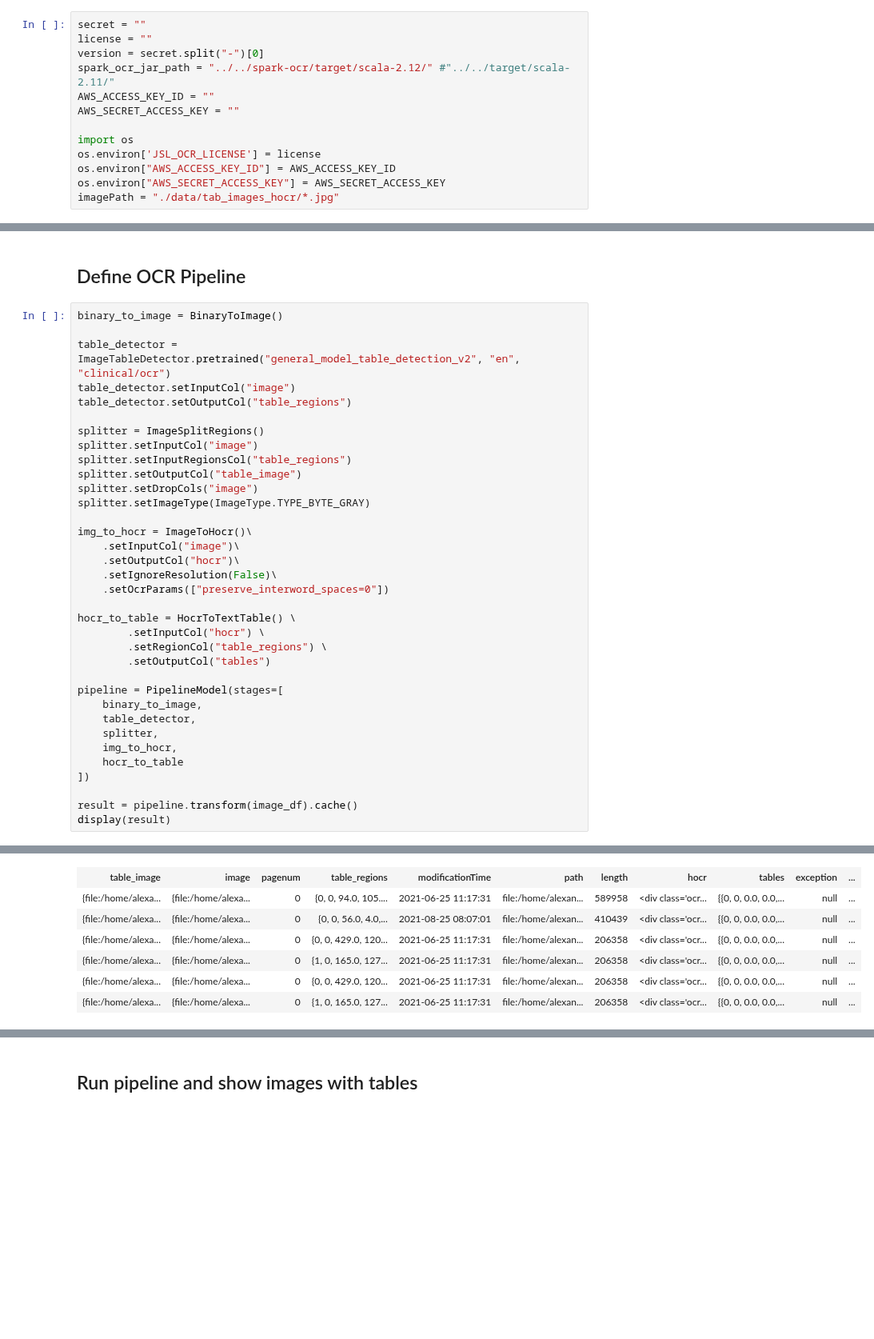
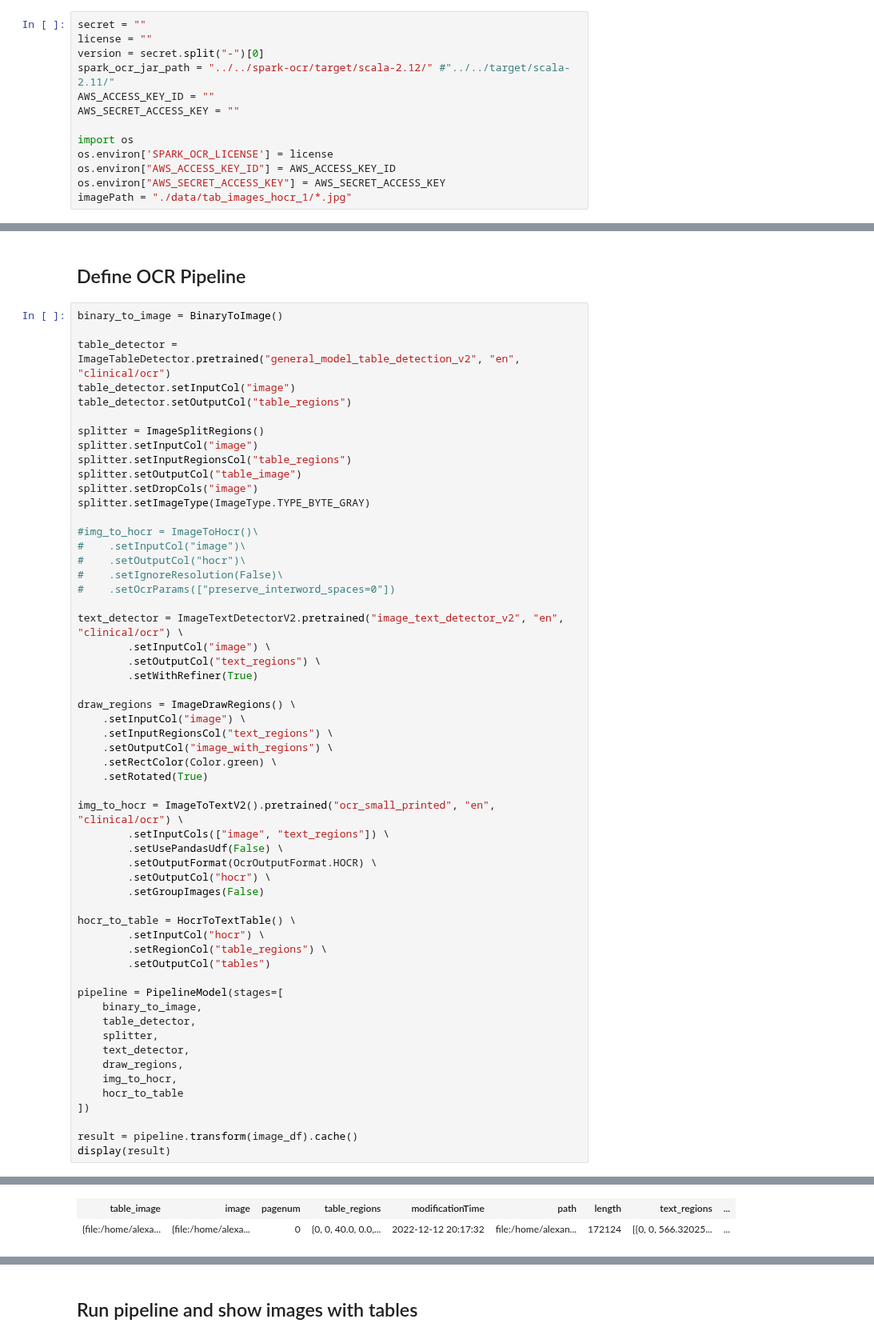
Before and after one commit to JohnSnowLabs/visual-nlp-workshop, a Jupyter notebook: jupyter/SparkOcrImageTableRecognitionWHOCR.ipynb, the cells around one changed output, grey strips where cells are left out. Shown at 80% size. Cells and saved outputs as stored; diff of their text form; blank space fills up the shorter version.

```diff
--- a/jupyter/SparkOcrImageTableRecognitionWHOCR.ipynb
+++ b/jupyter/SparkOcrImageTableRecognitionWHOCR.ipynb
@@ -20,10 +20,10 @@ AWS_ACCESS_KEY_ID = ""
 AWS_SECRET_ACCESS_KEY = ""
 
 import os
-os.environ['JSL_OCR_LICENSE'] = license
+os.environ['SPARK_OCR_LICENSE'] = license
 os.environ["AWS_ACCESS_KEY_ID"] = AWS_ACCESS_KEY_ID
 os.environ["AWS_SECRET_ACCESS_KEY"] = AWS_SECRET_ACCESS_KEY
-imagePath = "./data/tab_images_hocr/*.jpg"
+imagePath = "./data/tab_images_hocr_1/*.jpg"
 # %%
 #%%bash
 #if python -c 'import google.colab' &> /dev/null; then
@@ -105,11 +89,30 @@ splitter.setOutputCol("table_image")
 splitter.setDropCols("image")
 splitter.setImageType(ImageType.TYPE_BYTE_GRAY)
 
-img_to_hocr = ImageToHocr()\
-    .setInputCol("image")\
-    .setOutputCol("hocr")\
-    .setIgnoreResolution(False)\
-    .setOcrParams(["preserve_interword_spaces=0"])
+#img_to_hocr = ImageToHocr()\
+#    .setInputCol("image")\
+#    .setOutputCol("hocr")\
+#    .setIgnoreResolution(False)\
+#    .setOcrParams(["preserve_interword_spaces=0"])
+
+text_detector = ImageTextDetectorV2.pretrained("image_text_detector_v2", "en", "clinical/ocr") \
+        .setInputCol("image") \
+        .setOutputCol("text_regions") \
+        .setWithRefiner(True)
+
+draw_regions = ImageDrawRegions() \
+    .setInputCol("image") \
+    .setInputRegionsCol("text_regions") \
+    .setOutputCol("image_with_regions") \
+    .setRectColor(Color.green) \
+    .setRotated(True)
+
+img_to_hocr = ImageToTextV2().pretrained("ocr_small_printed", "en", "clinical/ocr") \
+        .setInputCols(["image", "text_regions"]) \
+        .setUsePandasUdf(False) \
+        .setOutputFormat(OcrOutputFormat.HOCR) \
+        .setOutputCol("hocr") \
+        .setGroupImages(False)
 
 hocr_to_table = HocrToTextTable() \
         .setInputCol("hocr") \
@@ -120,6 +123,8 @@ pipeline = PipelineModel(stages=[
     binary_to_image,
     table_detector,
     splitter,
+    text_detector,
+    draw_regions,
     img_to_hocr,
     hocr_to_table
 ])
@@ -132,7 +141,2 @@ Approximate size to download 264.7 MB
-| table_image | image | pagenum | table_regions | modificationTime | path | length | hocr | tables | exception | ... |
-| {file:/home/alexa... | {file:/home/alexa... | 0 | {0, 0, 94.0, 105.... | 2021-06-25 11:17:31 | file:/home/alexan... | 589958 | <div class='ocr... | {{0, 0, 0.0, 0.0,... | null | ... |
-| {file:/home/alexa... | {file:/home/alexa... | 0 | {0, 0, 56.0, 4.0,... | 2021-08-25 08:07:01 | file:/home/alexan... | 410439 | <div class='ocr... | {{0, 0, 0.0, 0.0,... | null | ... |
-| {file:/home/alexa... | {file:/home/alexa... | 0 | {0, 0, 429.0, 120... | 2021-06-25 11:17:31 | file:/home/alexan... | 206358 | <div class='ocr... | {{0, 0, 0.0, 0.0,... | null | ... |
-| {file:/home/alexa... | {file:/home/alexa... | 0 | {1, 0, 165.0, 127... | 2021-06-25 11:17:31 | file:/home/alexan... | 206358 | <div class='ocr... | {{0, 0, 0.0, 0.0,... | null | ... |
-| {file:/home/alexa... | {file:/home/alexa... | 0 | {0, 0, 429.0, 120... | 2021-06-25 11:17:31 | file:/home/alexan... | 206358 | <div class='ocr... | {{0, 0, 0.0, 0.0,... | null | ... |
-| {file:/home/alexa... | {file:/home/alexa... | 0 | {1, 0, 165.0, 127... | 2021-06-25 11:17:31 | file:/home/alexan... | 206358 | <div class='ocr... | {{0, 0, 0.0, 0.0,... | null | ... |
+| table_image | image | pagenum | table_regions | modificationTime | path | length | text_regions | ... |
+| {file:/home/alexa... | {file:/home/alexa... | 0 | {0, 0, 40.0, 0.0,... | 2022-12-12 20:17:32 | file:/home/alexan... | 172124 | [{0, 0, 566.32025... | ... |
```
Also changed, not shown: parts of 6 cells of this notebook.
